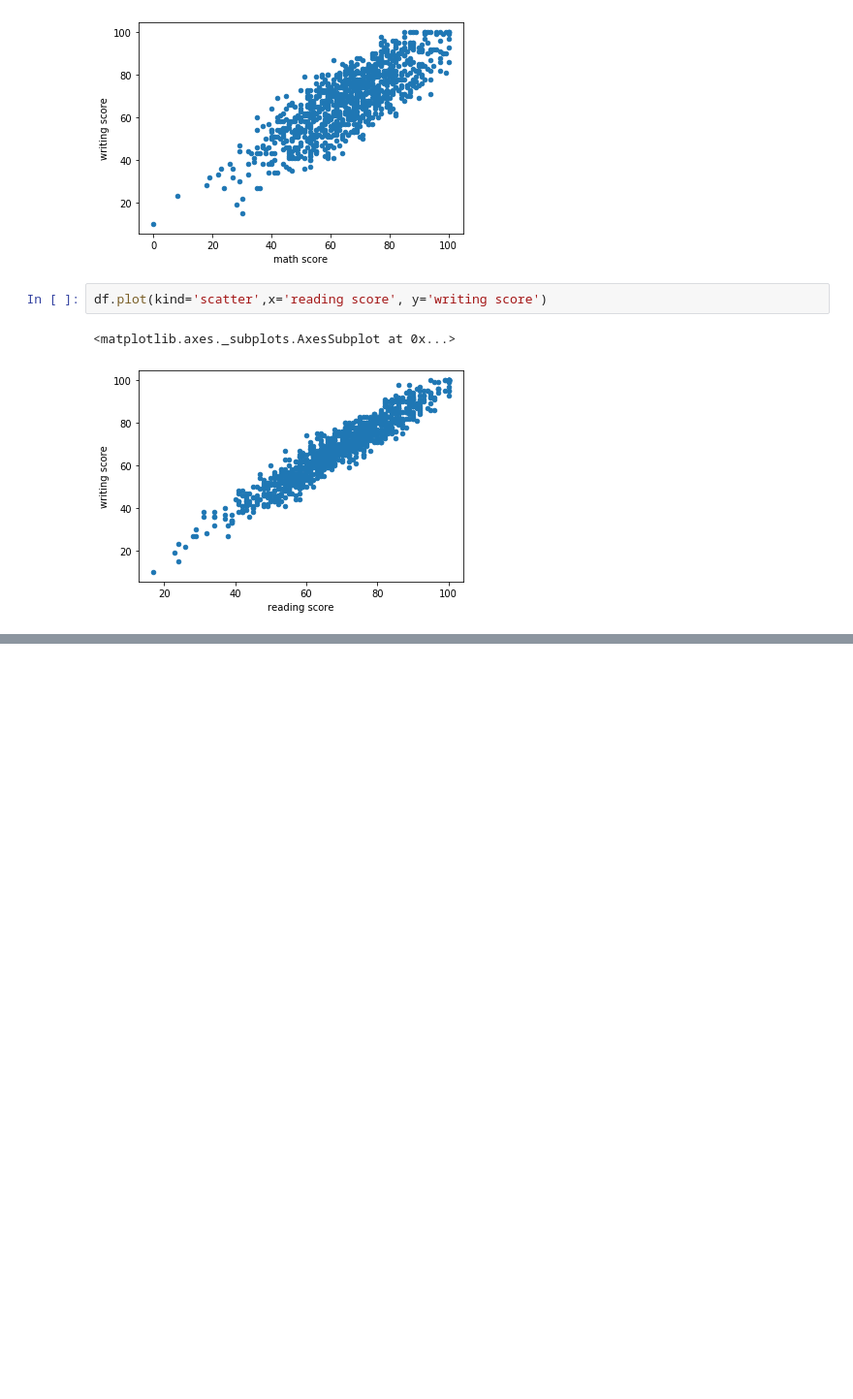
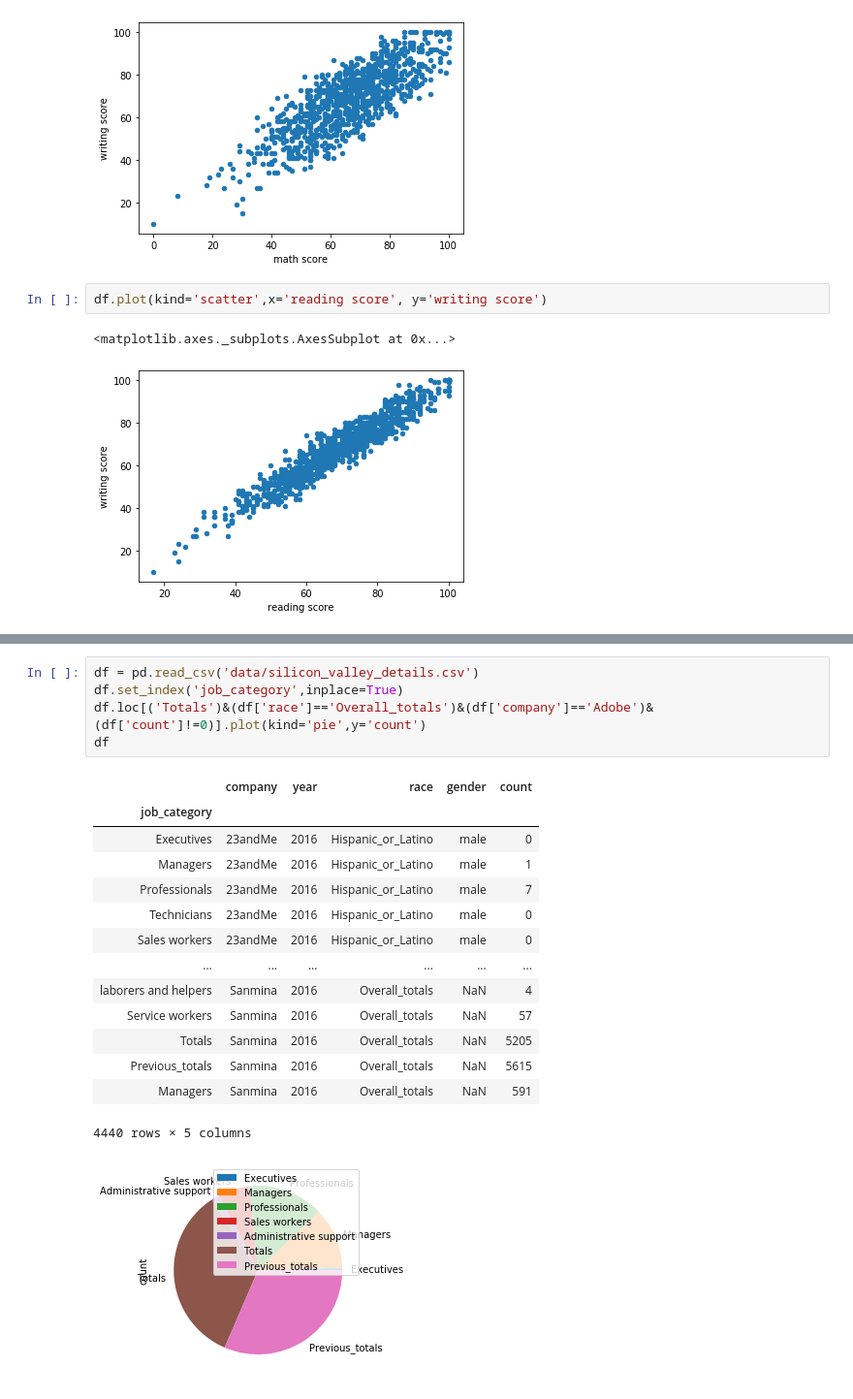
Before and after one commit to woodg1207/TIL, a Jupyter notebook: 99_home_doodle/datascience/06_시각화.ipynb, the cells around one changed output, grey strips where cells are left out. Shown at 97% size. Saved outputs shown, nothing was run; the diff lists cells and outputs as text; blank space fills up the shorter version.

```diff
--- a/99_home_doodle/datascience/06_시각화.ipynb
+++ b/99_home_doodle/datascience/06_시각화.ipynb
@@ -215,0 +304,21 @@ df.plot(kind='scatter',x='reading score', y='writing score')
+# %%
+df = pd.read_csv('data/silicon_valley_details.csv')
+df.set_index('job_category',inplace=True)
+df.loc[('Totals')&(df['race']=='Overall_totals')&(df['company']=='Adobe')&(df['count']!=0)].plot(kind='pie',y='count')
+df
+# %% [output]
+|  | company | year | race | gender | count |
+| job_category |  |  |  |  |  |
+| Executives | 23andMe | 2016 | Hispanic_or_Latino | male | 0 |
+| Managers | 23andMe | 2016 | Hispanic_or_Latino | male | 1 |
+| Professionals | 23andMe | 2016 | Hispanic_or_Latino | male | 7 |
+| Technicians | 23andMe | 2016 | Hispanic_or_Latino | male | 0 |
+| Sales workers | 23andMe | 2016 | Hispanic_or_Latino | male | 0 |
+| ... | ... | ... | ... | ... | ... |
+| laborers and helpers | Sanmina | 2016 | Overall_totals | NaN | 4 |
+| Service workers | Sanmina | 2016 | Overall_totals | NaN | 57 |
+| Totals | Sanmina | 2016 | Overall_totals | NaN | 5205 |
+| Previous_totals | Sanmina | 2016 | Overall_totals | NaN | 5615 |
+| Managers | Sanmina | 2016 | Overall_totals | NaN | 591 |
+4440 rows × 5 columns
+[figure, added]
```
Also changed, not shown: parts of 14 cells of this notebook, 9 other files.
